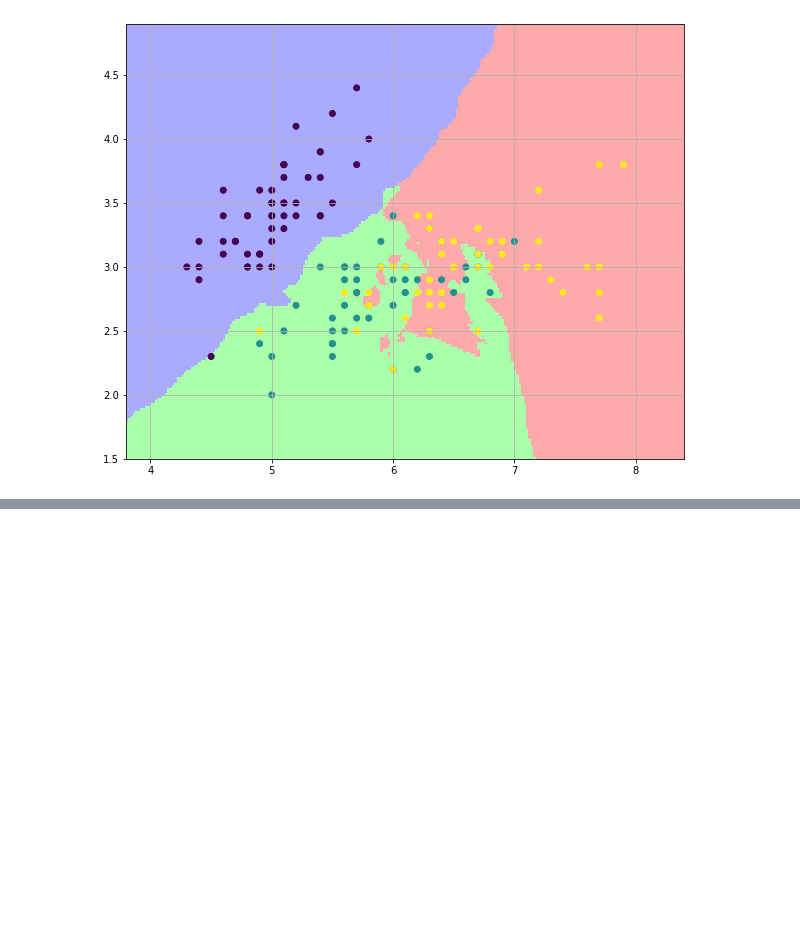
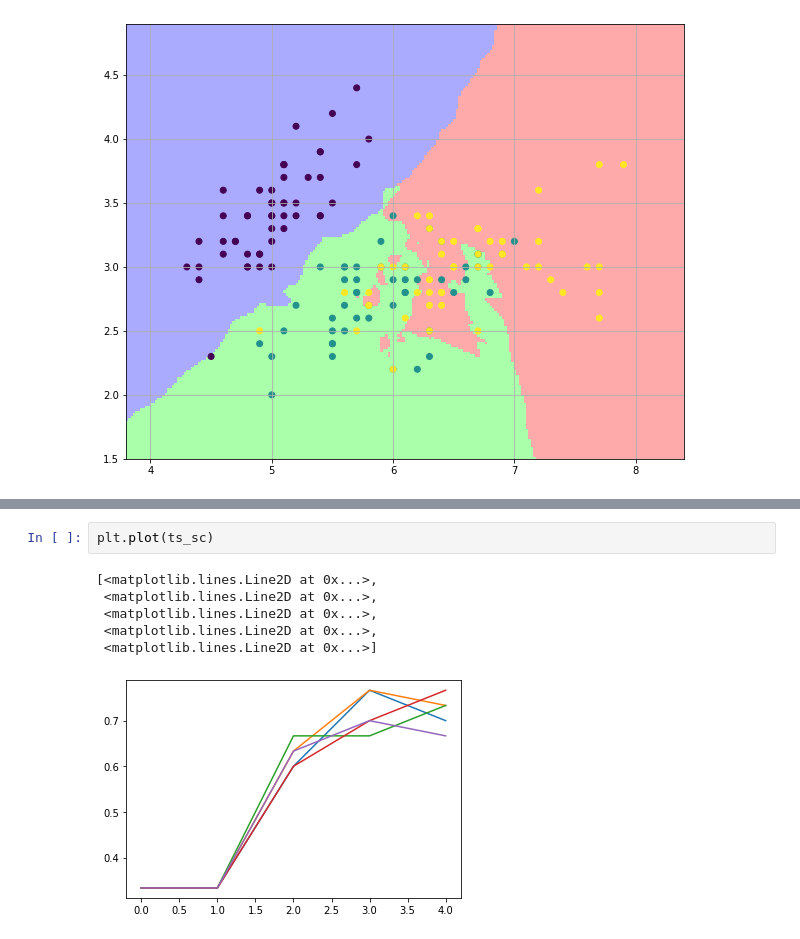
Before and after one commit to jcmachicao/modpred__evaluacion, a Jupyter notebook: modpred__color_results.ipynb, the cells around one changed output, grey strips where cells are left out. Drawn from its saved outputs; the diff is of its cells as text; blank space fills up the shorter version.

```diff
--- a/modpred__color_results.ipynb
+++ b/modpred__color_results.ipynb
@@ -35,0 +70,9 @@ plt.show()
+# %%
+plt.plot(ts_sc)
+# %% [output]
+[<matplotlib.lines.Line2D at 0x...>,
+ <matplotlib.lines.Line2D at 0x...>,
+ <matplotlib.lines.Line2D at 0x...>,
+ <matplotlib.lines.Line2D at 0x...>,
+ <matplotlib.lines.Line2D at 0x...>]
+[figure, added]
```
Also changed, not shown: parts of 7 cells of this notebook.
